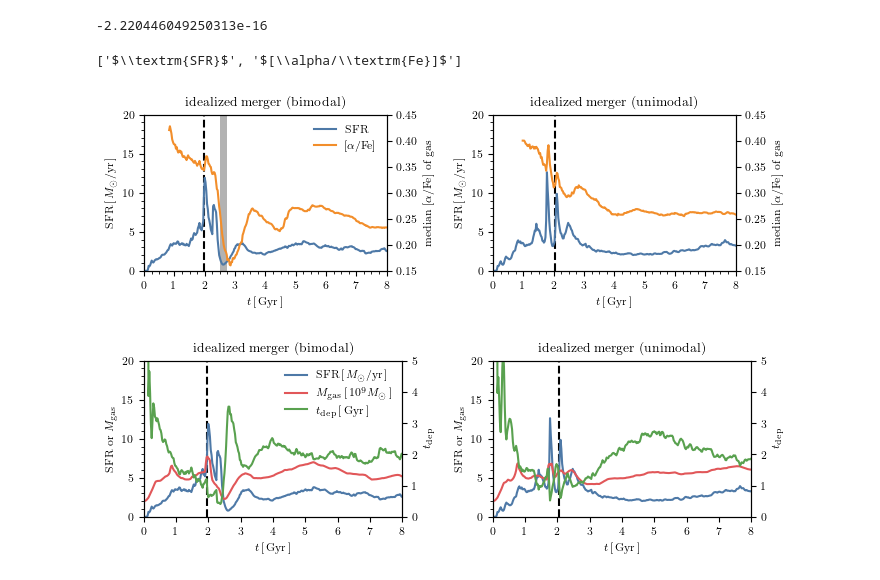
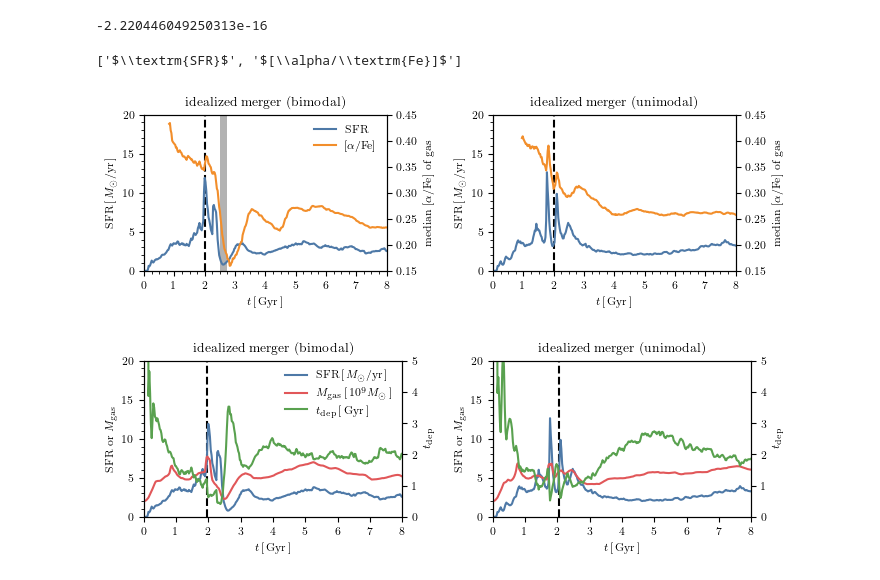
Before and after one commit to gusbeane/GSEgas, a Jupyter notebook: plots/gas_evol/gas_evol.ipynb, the cells around one changed output. Cells and saved outputs as stored; diff of their text form; code cells hidden in the pictures.

```diff
--- a/plots/gas_evol/gas_evol.ipynb
+++ b/plots/gas_evol/gas_evol.ipynb
@@ -495,7 +495,7 @@ def get_summary(idx, sim, rmin=2, rmax=5, dsnap=0.025):
     out['globalSFR'] = np.sum(sfr0[in_gal])
     out['globalMgas'] = np.sum(mass0[in_gal])
 
-    dlogFeH = 0.02
+    dlogFeH = 0.05
     logFeH0_list = np.arange(-1, 0.5+0.1, 0.1)
     Mgas_inFeHbin = np.zeros_like(logFeH0_list)
     SFR_inFeHbin = np.zeros_like(logFeH0_list)
@@ -558,36 +558,36 @@ for i,(ax,summary) in enumerate(zip(axs, [summary0, summary1])):
              c=tb_c[1], label=r'$[\alpha/\textrm{Fe}]$')
 
     if i==0:
         lns = l0 + l1
         labs = [l.get_label() for l in lns]
         print(labs)
         ax.legend(lns, labs, frameon=False)
 
         ax.fill_between([2.5, 2.75], [0, 0], [20, 20], color='k', alpha=0.3, lw=0)
 
     ax2.set(ylim=(0.15, 0.45))
     ax.set(xlim=(1, 8), ylim=(0, 20))
 
     ax.set(xlabel=r'$t\,[\,\textrm{Gyr}\,]$', ylabel=r'$\textrm{SFR}\,[\,M_{\odot}/\textrm{yr}\,]$')
     ax2.set(ylabel=r'$\textrm{median }[\alpha/\textrm{Fe}]\textrm{ of gas}$')
 
     ax.set(xticks=np.arange(0, 8+1, 1))
     ax.set_xticks(np.arange(0, 8+0.25, 0.25), minor=True)
     ax.set_yticks(np.arange(0, 20+1, 1), minor=True)
     # ax.set(xlim=(1, 4))
 
 
-axs[0].axvline(mergesnap0 * 0.025, c='k', ls='dashed', zorder=-1)
-axs[1].axvline(mergesnap1 * 0.025, c='k', ls='dashed', zorder=-1)
+axs[0].axvline(2, c='k', ls='dashed', zorder=-1)
+axs[1].axvline(2, c='k', ls='dashed', zorder=-1)
 
 axs[0].set_title(r'$\textrm{idealized merger (bimodal)}$')
 axs[1].set_title(r'$\textrm{idealized merger (unimodal)}$')
 
 fig.tight_layout()
 fig.savefig('SFR_alpha.pdf')
 # %% [output]
 ['$\\textrm{SFR}$', '$[\\alpha/\\textrm{Fe}]$']
-[figure, old version]
+[figure, new version]
 # %%
 plt.close()
 fig, axs = plt.subplots(1, 2, figsize=(textwidth, 0.7*columnwidth))
```
Also changed, not shown: 1 other file.
